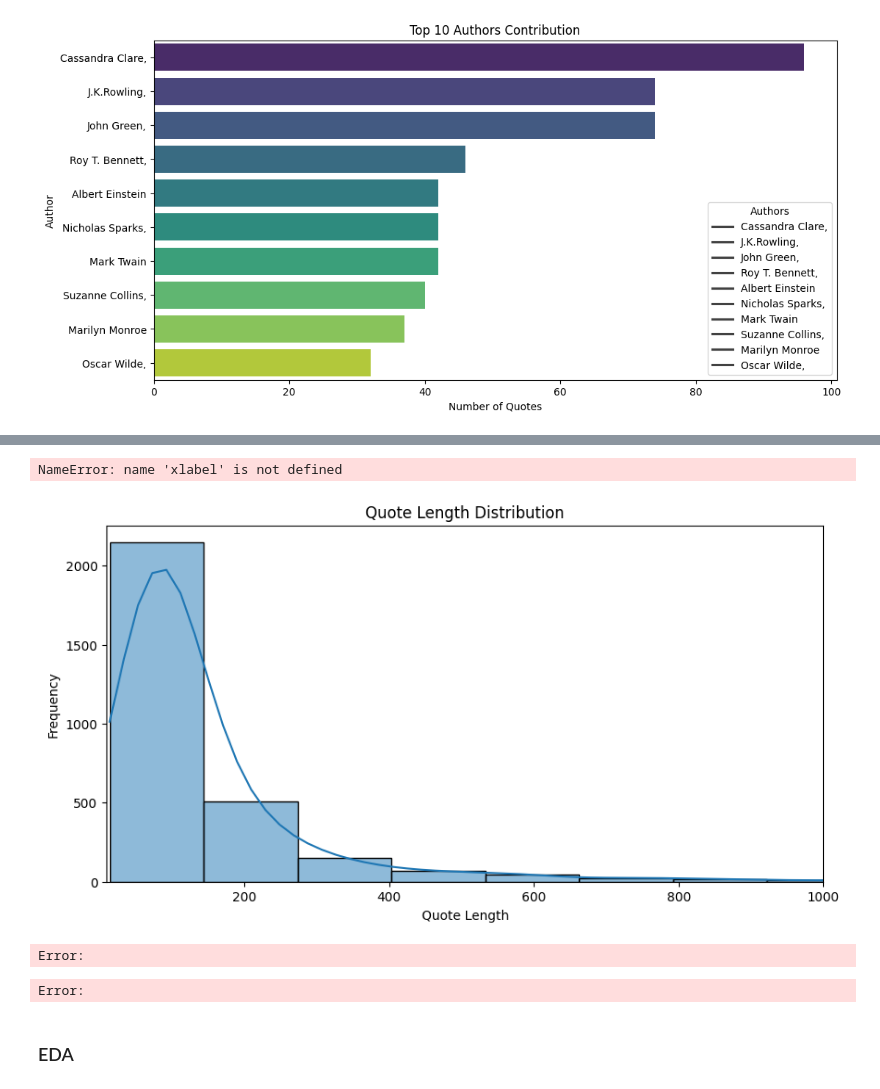
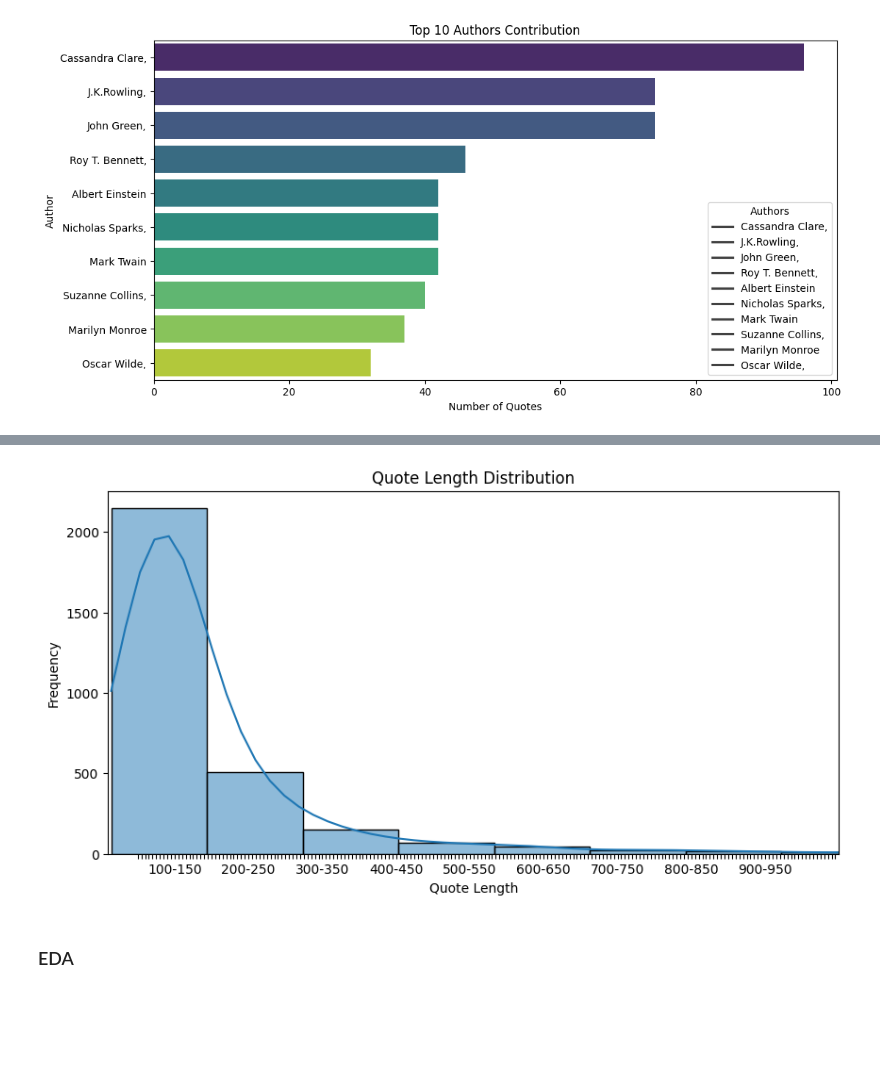
Before and after one commit to I-Macharia/Everyday_Quotes, a Jupyter notebook: Quotes.ipynb, the cells around one changed output, grey strips where cells are left out. Drawn from its saved outputs; the diff is of its cells as text; code cells hidden in the pictures; blank space fills up the shorter version.

```diff
--- a/Quotes.ipynb
+++ b/Quotes.ipynb
@@ -343,11 +343,16 @@ Name: Compressed_Tags, Length: 3000, dtype: object
 # %%
-# Assuming 'Tags' is the column containing lists of tags
-# Replace it with the actual column name in your DataFrame
-quotes_2['Tags'] = quotes_2['Tags'].apply(tuple)  # Convert lists to tuples
+# Assuming 'Compressed_Tags' is the column containing lists of tags
+
+quotes_2['Tags_'] = quotes_2['Compressed_Tags'].apply(tuple)  # Convert lists to tuples
+
 
 # Tag Distribution Pie Chart
-tag_counts = quotes_2.groupby(by='Tags').size().nlargest(20).reset_index(name='Count')
-fig = px.pie(tag_counts, names='Tags', values='Count', title='Tag Distribution')
+tag_counts = quotes_2.groupby(by='Tags_').size().nlargest(10).reset_index(name='Count')
+fig = px.pie(tag_counts, names='Tags_', values='Count', title='Tags Distribution',
+             custom_data=['Tags_'])  # Add 'Tags_' to custom_data
+
+# Update layout to display custom data on hover
+fig.update_traces(hovertemplate='Tag: %{customdata[0]}<br>Count: %{value}')
 
 fig.show()
 # %%
@@ -363,35 +368,23 @@ fig.show()
 # %%
 # Quote Length Distribution
 quote_lengths = quotes_2['quote'].apply(len)
 plt.figure(figsize=(10, 5))
 sns.histplot(quote_lengths, bins=30, kde=True)
 plt.title('Quote Length Distribution')
 plt.xlabel('Quote Length')
 plt.ylabel('Frequency')
 plt.xlim([10, 1000])
-xticks = np.arange(50, 1000, 10)
-plt.xticks(xticks, labels = xlabel)
+xticks = np.arange(50, 1000, 5)
+
+# Create custom labels based on your requirements
+custom_labels = [f'{i}-{i + 50}' if i % 100 == 0 else '' for i in xticks]
+
+plt.xticks(xticks, labels=custom_labels)
+
+
 plt.show()
 # %% [output]
-NameError: name 'xlabel' is not defined
-[figure, old version]
+[figure, new version]
-# %%
-# Network Graph of Authors and Tags
-network_graph = px.scatter(quotes_2, x='author_2', y='Tags', title='Network Graph of Authors and Tags',
-                            labels={'author_2': 'Author', 'Tags': 'Tags'})
-network_graph.show()
-# %% [output]
-Error:
-# %%
-network_graph = px.scatter(quotes_2, x='author_2', y='Tags', title='Network Graph of Authors and Tags',
-                            labels={"author_2": 'Author', 'Tags': 'Tags'},
-                            color_discrete_sequence=['indianred'], # Changing node color
-                            hover_data=['author_2', 'quote'] # Adding more info to tooltips
-
-                            )
-network_graph.show()
-# %% [output]
-Error:
 # %% [markdown]
 ### EDA
 # %%
```
Also changed, not shown: parts of 36 cells of this notebook, 1 other file.
